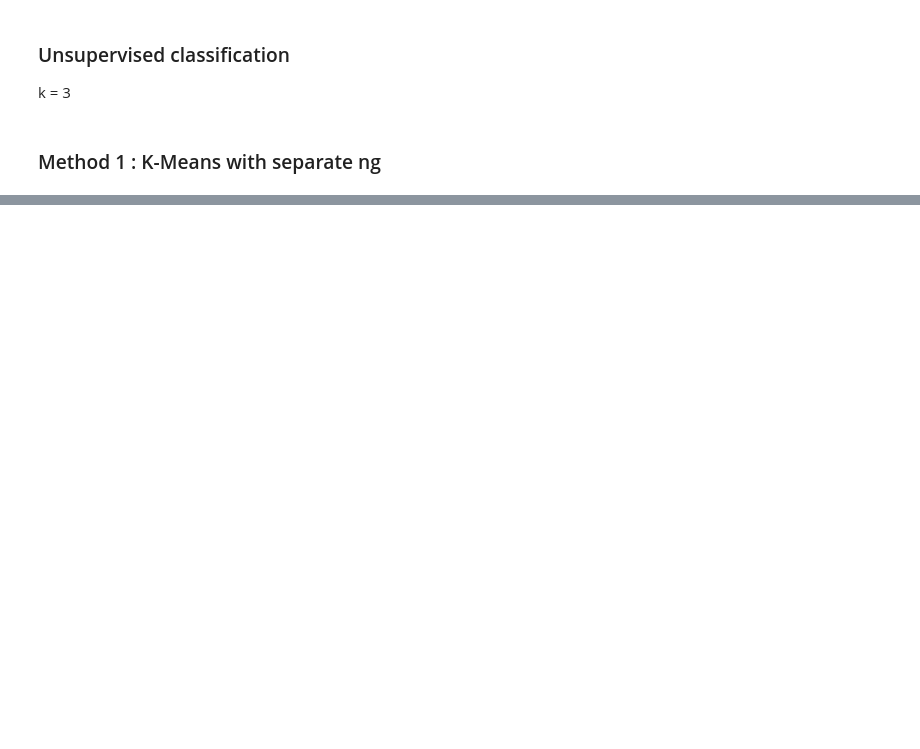
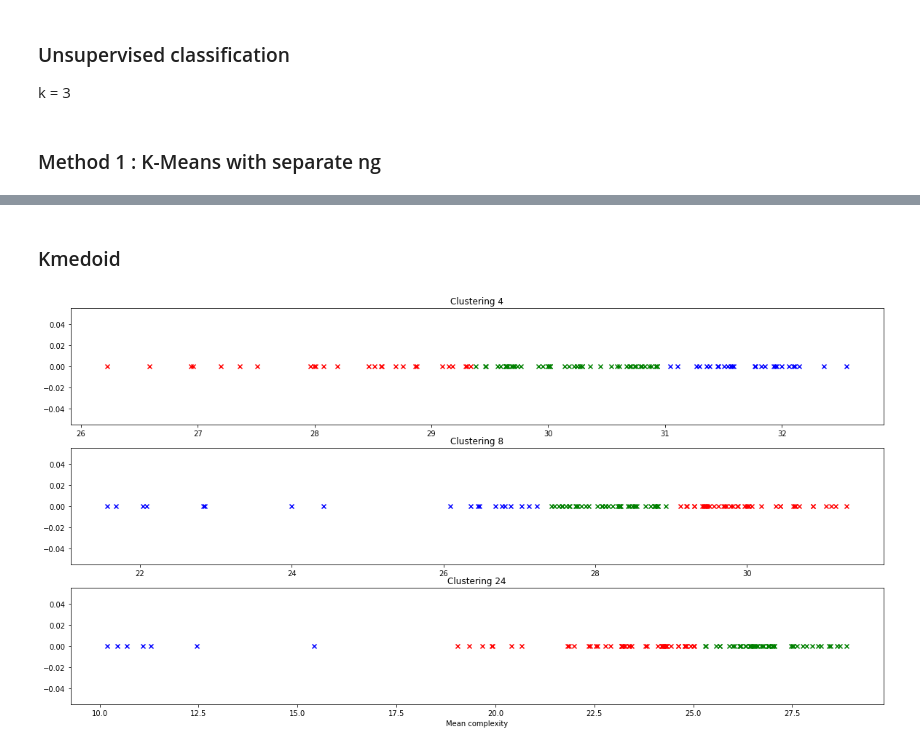
Before and after one commit to nordine-marie/signature-recognition-MCYT-100, a Jupyter notebook: main.ipynb, the cells around one changed output, grey strips where cells are left out. Drawn from its saved outputs; the diff is of its cells as text; code cells hidden in the pictures; blank space fills up the shorter version.

```diff
--- a/main.ipynb
+++ b/main.ipynb
@@ -267,0 +311,6 @@ signatory n°53           |      31.310506714089808               |      2
+# %% [markdown]
+### Kmedoid
+# %%
+display_comparison(k_medoids)
+# %% [output]
+[figure, added]
```
Also changed, not shown: parts of 16 cells of this notebook.
